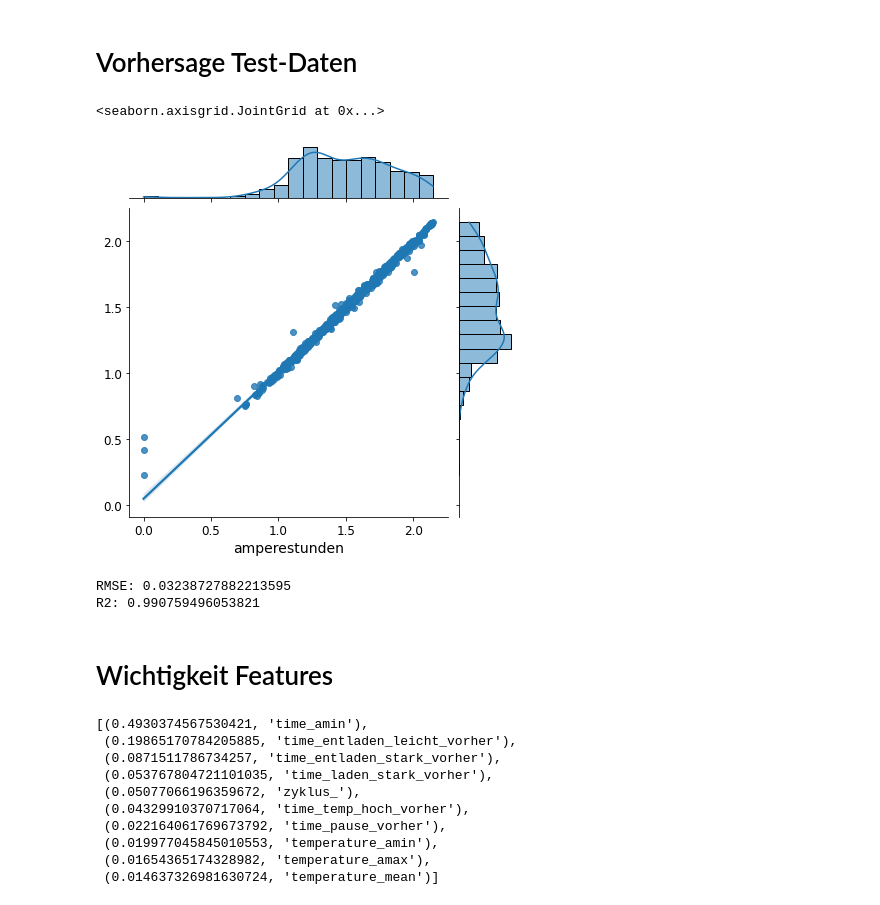
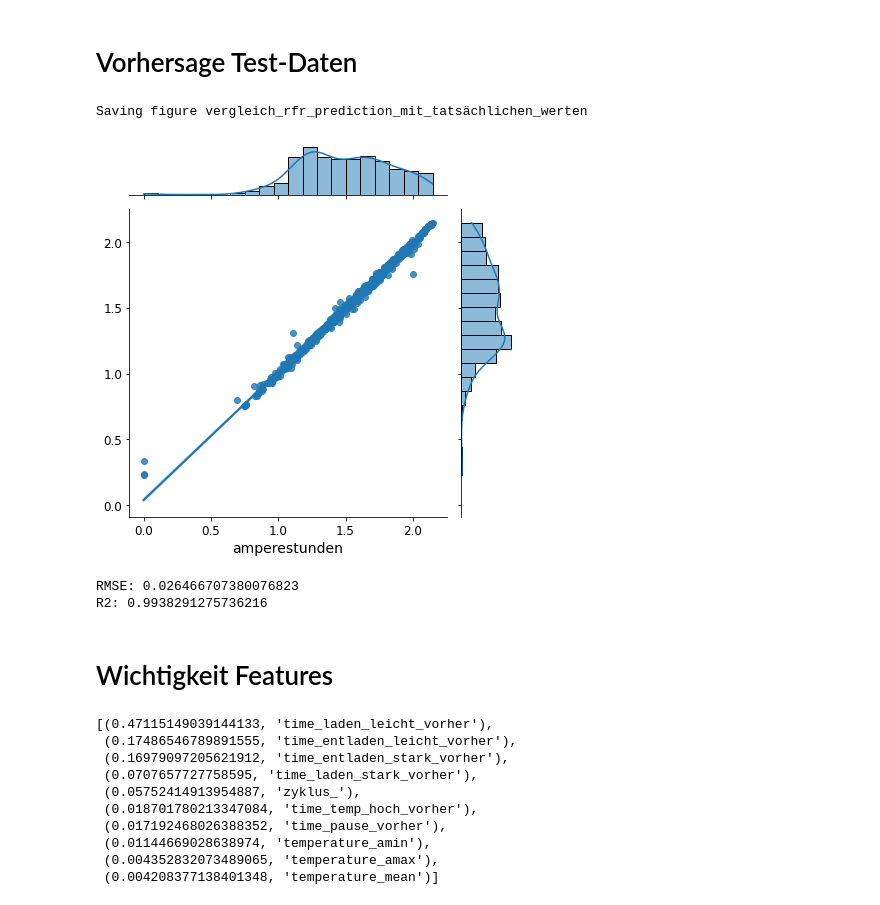
Before and after one commit to DaMuBo/battery_failure_predictions, a Jupyter notebook: notebooks/6_feature_imp.ipynb, the cells around one changed output. Cells and saved outputs as stored; diff of their text form; code cells hidden in the pictures.

```diff
--- a/notebooks/6_feature_imp.ipynb
+++ b/notebooks/6_feature_imp.ipynb
@@ -50,6 +50,7 @@ folder_final = c_fold + '\data\Processed\\final'
 # %%
 daten = pd.read_csv(f"{folder_final}\\df_fertige_features_ref_discharge.csv", sep=',')
 daten.drop(["batteryname_","comment_","type_"], axis=1, inplace=True) #brauch ich hier nicht
+daten.drop(["time_amin"], axis=1, inplace=True) #zu viel überschneidung mit *_leicht_vorher
 # %%
 daten.head(1)
 # %% [output]
@@ -221,28 +223,29 @@ test_daten_pred = prepare_and_predict_pipeline_load.predict(test_daten)
 test_daten_pred_series = pd.Series(test_daten_pred, index=test_daten_labels.index)
 # %%
 sns.jointplot(x=test_daten_labels,y=test_daten_pred_series, kind='reg')
+fu.save_fig("vergleich_rfr_prediction_mit_tatsächlichen_werten")
 # %% [output]
-<seaborn.axisgrid.JointGrid at 0x...>
+Saving figure vergleich_rfr_prediction_mit_tatsächlichen_werten
-[figure, old version]
+[figure, new version]
 # %%
 from sklearn import metrics
 print('RMSE:', np.sqrt(metrics.mean_squared_error(test_daten_labels, test_daten_pred_series)))
 print('R2:',metrics.r2_score(test_daten_labels, test_daten_pred_series))
 # %% [output]
-RMSE: 0.03238727882213595
-R2: 0.990759496053821
+RMSE: 0.026466707380076823
+R2: 0.9938291275736216
 # %% [markdown]
 # Wichtigkeit Features
 # %%
 sorted(zip(reg_search.best_estimator_.feature_importances_, daten.columns), reverse=True)
 # %% [output]
-[(0.4930374567530421, 'time_amin'),
- (0.19865170784205885, 'time_entladen_leicht_vorher'),
- (0.0871511786734257, 'time_entladen_stark_vorher'),
- (0.053767804721101035, 'time_laden_stark_vorher'),
- (0.05077066196359672, 'zyklus_'),
- (0.04329910370717064, 'time_temp_hoch_vorher'),
- (0.022164061769673792, 'time_pause_vorher'),
- (0.019977045845010553, 'temperature_amin'),
- (0.01654365174328982, 'temperature_amax'),
- (0.014637326981630724, 'temperature_mean')]
+[(0.47115149039144133, 'time_laden_leicht_vorher'),
+ (0.17486546789891555, 'time_entladen_leicht_vorher'),
+ (0.16979097205621912, 'time_entladen_stark_vorher'),
+ (0.0707657727758595, 'time_laden_stark_vorher'),
+ (0.05752414913954887, 'zyklus_'),
+ (0.018701780213347084, 'time_temp_hoch_vorher'),
+ (0.017192468026388352, 'time_pause_vorher'),
+ (0.01144669028638974, 'temperature_amin'),
+ (0.004352832073489065, 'temperature_amax'),
+ (0.004208377138401348, 'temperature_mean')]
```
Also changed, not shown: parts of 11 cells of this notebook, 5 other files.
